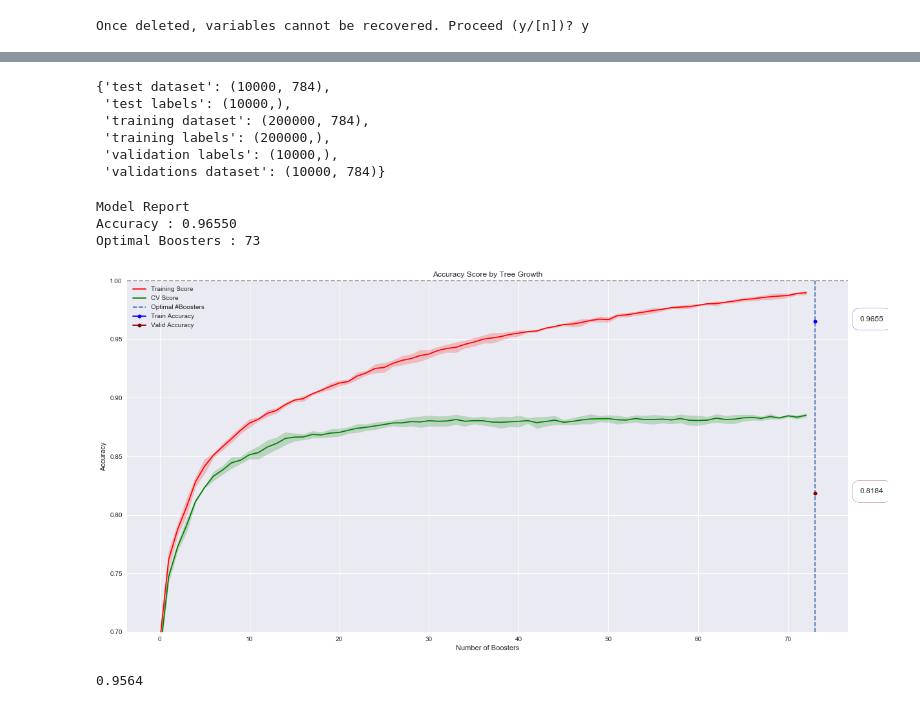
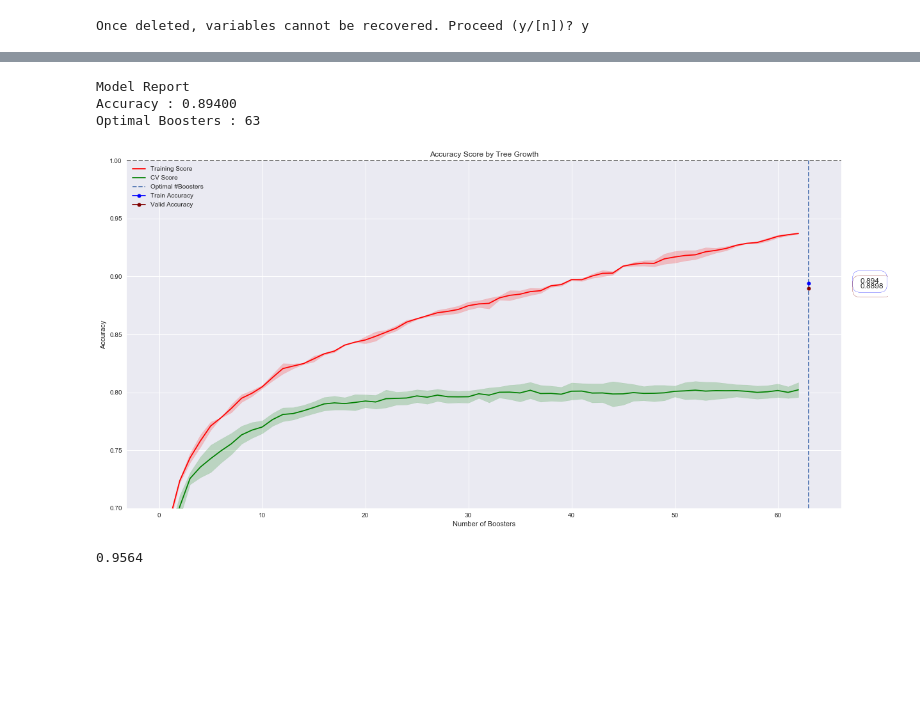
Before and after one commit to predkt/tuner, a Jupyter notebook: XGBoost Tuner.ipynb, the cells around one changed output, grey strips where cells are left out. Saved outputs shown, nothing was run; the diff lists cells and outputs as text; code cells hidden in the pictures; blank space fills up the shorter version.

Commit message:
Can pass train, test and valid sets and labels. Tuner takes a boolean to tune by validation set or train CV

```diff
--- a/XGBoost Tuner.ipynb
+++ b/XGBoost Tuner.ipynb
@@ -114,13 +114,15 @@ load_stats.update({'test labels': test_labels.shape})
 
 ############## WRITE TO SUMMARY FILE
 hf.write_dict(load_stats, context['summary'],'Dataset Details')
+
+datasets = [train_dataset, valid_dataset, test_dataset]
+labels = [train_labels, valid_labels, test_labels]
+
+trial_datasets = [valid_dataset, test_dataset, valid_dataset]
+trial_labels = [valid_labels, test_labels, valid_labels]
+
+test_datasets =[]
+test_labels =[]
-# %% [output]
-{'test dataset': (10000, 784),
- 'test labels': (10000,),
- 'training dataset': (200000, 784),
- 'training labels': (200000,),
- 'validation labels': (10000,),
- 'validations dataset': (10000, 784)}
 # %%
 tree_tuner = XGBClassifier(
                         learning_rate = 0.5,
@@ -136,13 +138,12 @@ tree_tuner = XGBClassifier(
                         #scale_pos_weight=0,
                         seed=27)
 # %%
-initial_result = hf.modelfit(tree_tuner, test_dataset, test_labels, valid_dataset, valid_labels,
-                             context, 'merror', num_labels = num_labels, cv_folds=2)
+initial_result = hf.modelfit(tree_tuner, trial_datasets, trial_labels, context, 'merror', num_labels = num_labels, cv_folds=2)
 # %% [output]
 Model Report
-Accuracy : 0.96550
-Optimal Boosters : 73
+Accuracy : 0.89400
+Optimal Boosters : 63
-[figure, old version]
+[figure, new version]
 # %%
 #Score on the test dataset
 pickled = hf.pickler(context['modelpickles'])
```
Also changed, not shown: parts of 2 cells of this notebook, 7 other files.
